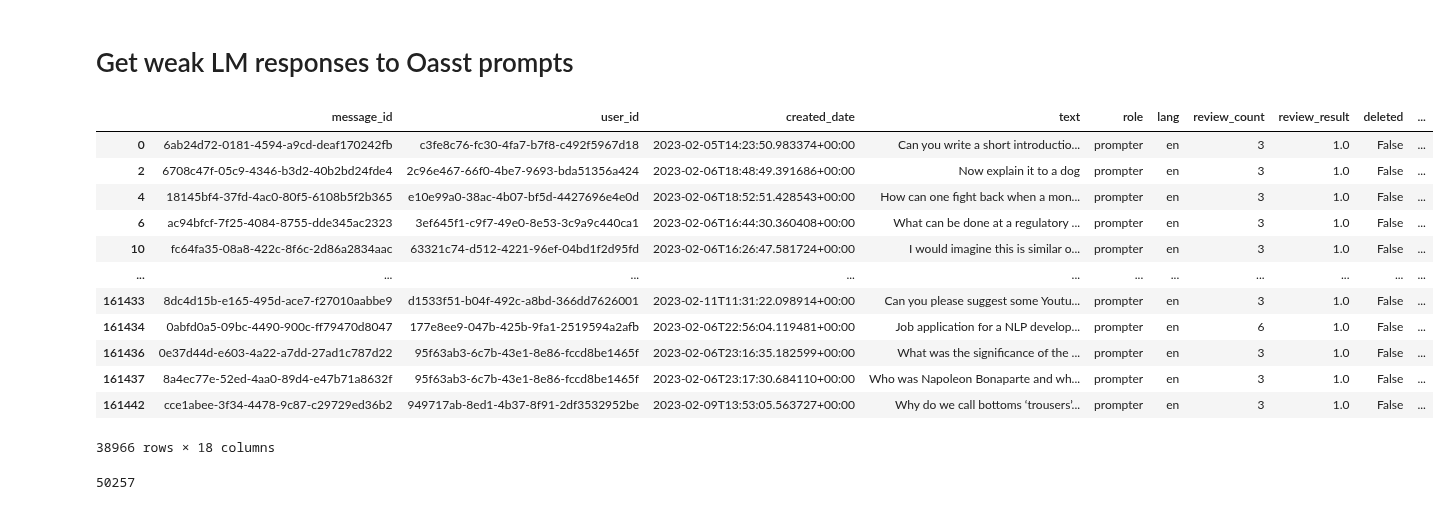
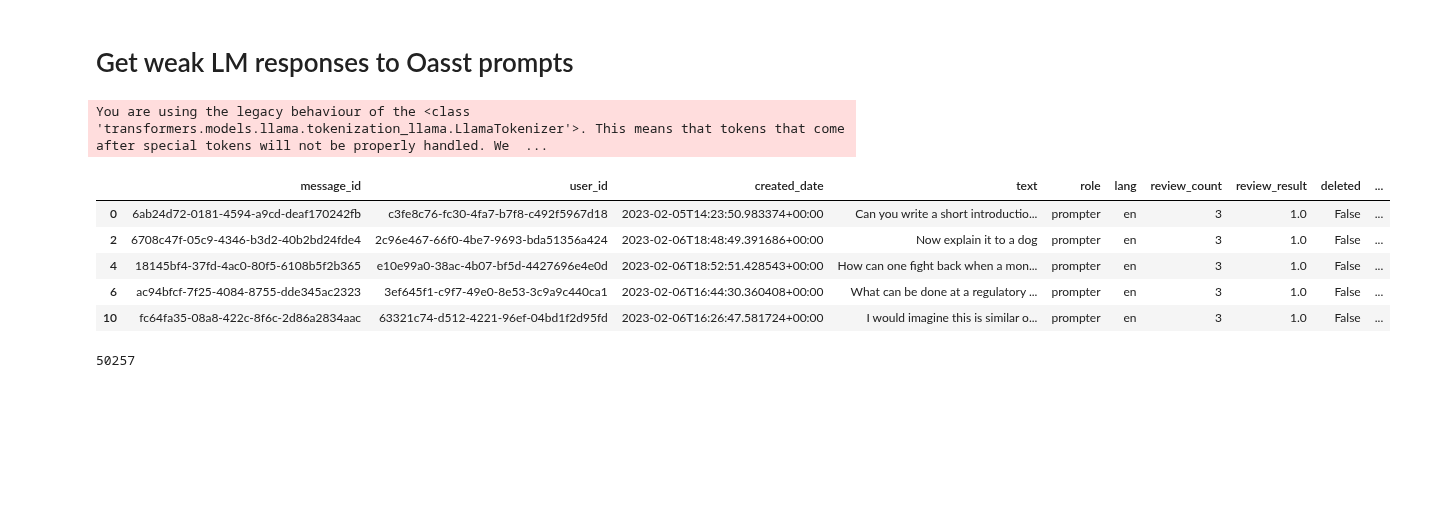
Before and after one commit to AlexTMallen/dlk-benchmarking, a Jupyter notebook: oasst.ipynb, the cells around one changed output. Drawn from its saved outputs; the diff is of its cells as text; code cells hidden in the pictures; blank space fills up the shorter version.

```diff
--- a/oasst.ipynb
+++ b/oasst.ipynb
@@ -151,32 +128,29 @@ Overall, solar cells convert sunlight directly into electricity, providing a cle
 # %%
 from transformers import AutoTokenizer, AutoModelForCausalLM
 from peft import PeftModel
-device = "cuda"
+device = "cuda:6"
 # base_model_name = "EleutherAI/pythia-70M-deduped"
 # base_model = AutoModelForCausalLM.from_pretrained(base_model_name)
-# model_name = "peterchatain/rlhf-v3-sweep-pythia-70M"
+# model_name = "peterchatain/rlhf-v3-sweep-pythia-70M"  this model is dead (doesn't load)
 # model = PeftModel.from_pretrained(model=base_model, model_id=model_name).to(device).half()
-model_name = "vicgalle/gpt2-open-instruct-v1"
+# model_name = "vicgalle/gpt2-open-instruct-v1"  this model doesn't follow instructions
+# model_name = "MayaPH/opt-flan-iml-6.7b" this model just starts throwing entailment questions back at me
+model_name = "vihangd/smartplat-3b-v1"
 tokenizer = AutoTokenizer.from_pretrained(model_name)
 model = AutoModelForCausalLM.from_pretrained(model_name).to(device)
 model.eval()
+# %% [output]
+You are using the legacy behaviour of the <class 'transformers.models.llama.tokenization_llama.LlamaTokenizer'>. This means that tokens that come after special tokens will not be properly handled. We  ...
 # %%
 prompter_df = df[(df["role"] == "prompter") & (df["lang"] == "en")]
-prompter_df
+prompter_df.head()
 # %% [output]
 |  | message_id | user_id | created_date | text | role | lang | review_count | review_result | deleted | ... |
 | 0 | 6ab24d72-0181-4594-a9cd-deaf170242fb | c3fe8c76-fc30-4fa7-b7f8-c492f5967d18 | 2023-02-05T14:23:50.983374+00:00 | Can you write a short introductio... | prompter | en | 3 | 1.0 | False | ... |
 | 2 | 6708c47f-05c9-4346-b3d2-40b2bd24fde4 | 2c96e467-66f0-4be7-9693-bda51356a424 | 2023-02-06T18:48:49.391686+00:00 | Now explain it to a dog | prompter | en | 3 | 1.0 | False | ... |
 | 4 | 18145bf4-37fd-4ac0-80f5-6108b5f2b365 | e10e99a0-38ac-4b07-bf5d-4427696e4e0d | 2023-02-06T18:52:51.428543+00:00 | How can one fight back when a mon... | prompter | en | 3 | 1.0 | False | ... |
 | 6 | ac94bfcf-7f25-4084-8755-dde345ac2323 | 3ef645f1-c9f7-49e0-8e53-3c9a9c440ca1 | 2023-02-06T16:44:30.360408+00:00 | What can be done at a regulatory ... | prompter | en | 3 | 1.0 | False | ... |
 | 10 | fc64fa35-08a8-422c-8f6c-2d86a2834aac | 63321c74-d512-4221-96ef-04bd1f2d95fd | 2023-02-06T16:26:47.581724+00:00 | I would imagine this is similar o... | prompter | en | 3 | 1.0 | False | ... |
-| ... | ... | ... | ... | ... | ... | ... | ... | ... | ... | ... |
-| 161433 | 8dc4d15b-e165-495d-ace7-f27010aabbe9 | d1533f51-b04f-492c-a8bd-366dd7626001 | 2023-02-11T11:31:22.098914+00:00 | Can you please suggest some Youtu... | prompter | en | 3 | 1.0 | False | ... |
-| 161434 | 0abfd0a5-09bc-4490-900c-ff79470d8047 | 177e8ee9-047b-425b-9fa1-2519594a2afb | 2023-02-06T22:56:04.119481+00:00 | Job application for a NLP develop... | prompter | en | 6 | 1.0 | False | ... |
-| 161436 | 0e37d44d-e603-4a22-a7dd-27ad1c787d22 | 95f63ab3-6c7b-43e1-8e86-fccd8be1465f | 2023-02-06T23:16:35.182599+00:00 | What was the significance of the ... | prompter | en | 3 | 1.0 | False | ... |
-| 161437 | 8a4ec77e-52ed-4aa0-89d4-e47b71a8632f | 95f63ab3-6c7b-43e1-8e86-fccd8be1465f | 2023-02-06T23:17:30.684110+00:00 | Who was Napoleon Bonaparte and wh... | prompter | en | 3 | 1.0 | False | ... |
-| 161442 | cce1abee-3f34-4478-9c87-c29729ed36b2 | 949717ab-8ed1-4b37-8f91-2df3532952be | 2023-02-09T13:53:05.563727+00:00 | Why do we call bottoms ‘trousers’... | prompter | en | 3 | 1.0 | False | ... |
-38966 rows × 18 columns
 # %%
 tokenizer.eos_token = "### End"
 tokenizer.eos_token_id = tokenizer.convert_tokens_to_ids(tokenizer.eos_token)
```
Also changed, not shown: parts of 5 cells of this notebook, 2 other files.
